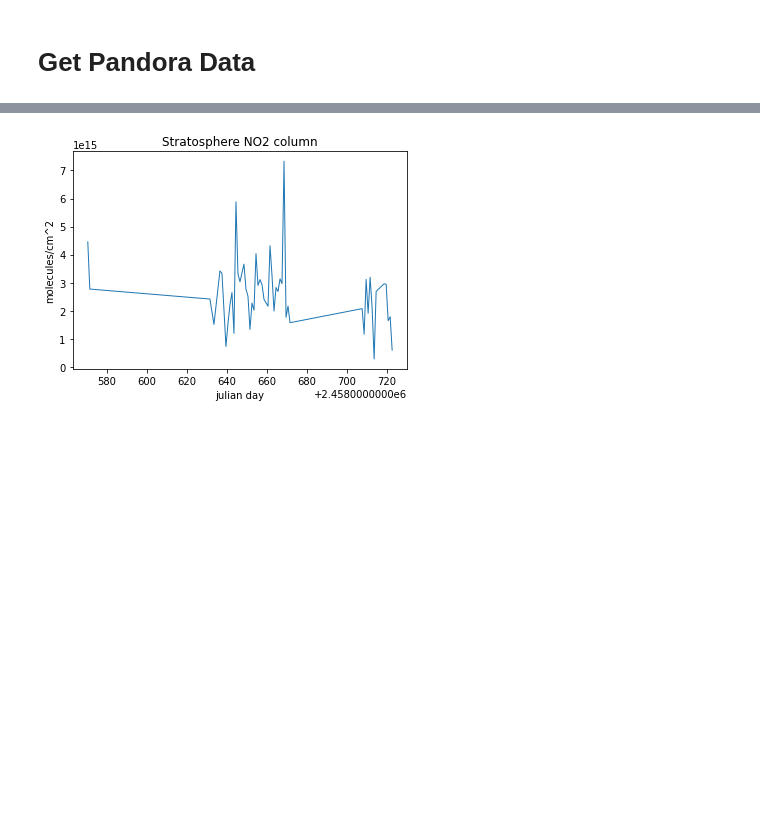
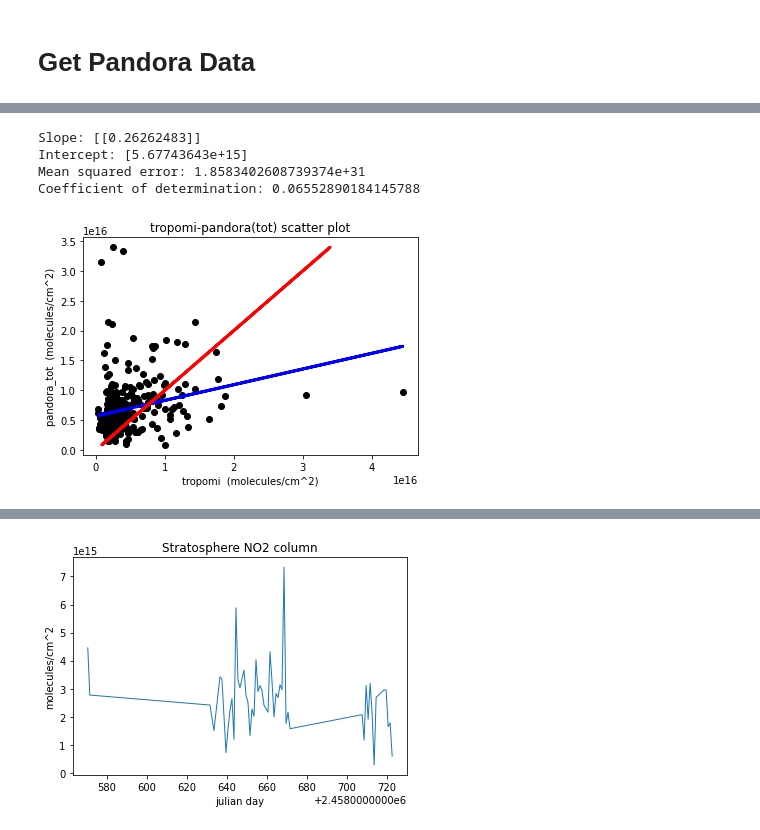
Before and after one commit to qdzhu/ACES, a Jupyter notebook: TROPOMI_Pandora_comparison.ipynb, the cells around one changed output, grey strips where cells are left out. Saved outputs shown, nothing was run; the diff lists cells and outputs as text; code cells hidden in the pictures; blank space fills up the shorter version.

```diff
--- a/TROPOMI_Pandora_comparison.ipynb
+++ b/TROPOMI_Pandora_comparison.ipynb
@@ -176,0 +293,14 @@ Boulder_pa_trop = get_pandora_data_trop('Pandora57s1_BoulderCO_L2Trop_rnvh1p1-7.
+# %%
+Boulder_tr['timestamp'] = to_julian_day(Boulder_tr['timestamp'])
+# %%
+Boulder_pa['timestamp'] = to_julian_day(Boulder_pa['timestamp'])
+# %%
+tropomi_Boulder_interp = interpolation(Boulder_tr,Boulder_pa)
+# %%
+scatter_plot_with_intercept(tropomi_Boulder_interp,Boulder_pa['NO2_col'],'tropomi','pandora_tot','tropomi-pandora(tot) scatter plot')
+# %% [output]
+Slope: [[0.26262483]]
+Intercept: [5.67743643e+15]
+Mean squared error: 1.8583402608739374e+31
+Coefficient of determination: 0.06552890184145788
+[figure, added]
```
Also changed, not shown: parts of 194 cells of this notebook.
